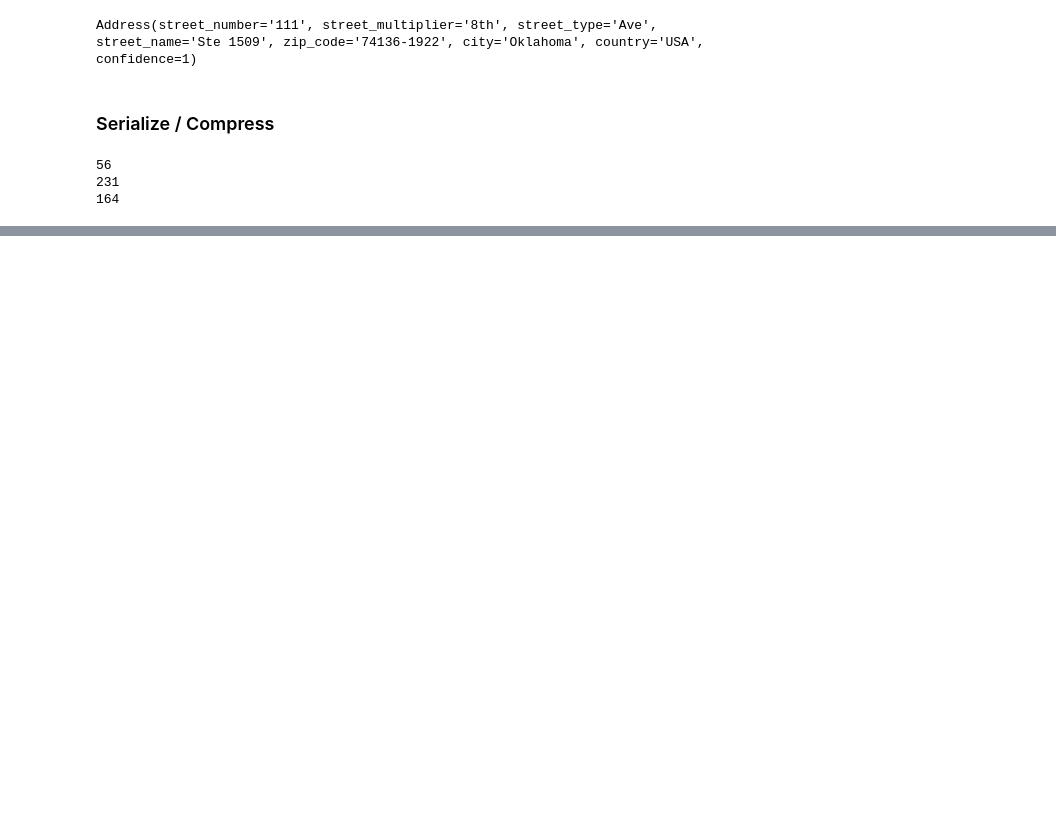
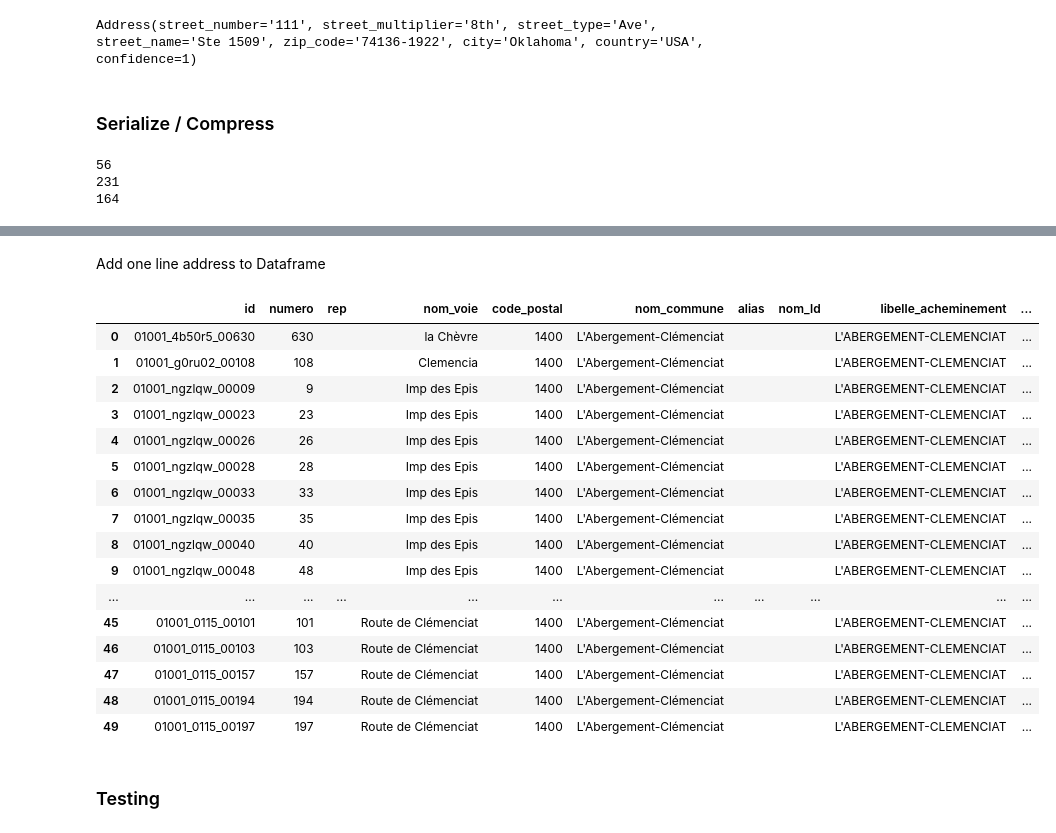
Before and after one commit to chaindatax/b4b, a Jupyter notebook: ficaba-test.ipynb, the cells around one changed output, grey strips where cells are left out. Cells and saved outputs as stored; diff of their text form; code cells hidden in the pictures; blank space fills up the shorter version.

Commit message:
feat(ficoba_addresses): test dataset gives good results

```diff
--- a/ficaba-test.ipynb
+++ b/ficaba-test.ipynb
@@ -552,0 +582,7 @@ pprint(sys.getsizeof(zlib.compress(add.json().encode())))
+# %%
+df_addresses.drop(
+    columns=['id_fantoir', 'code_insee', 'code_insee_ancienne_commune', 'nom_ancienne_commune', 'x', 'y', 'lon', 'lat',
+             'type_position', 'source_position', 'source_nom_voie', 'certification_commune', 'cad_parcelles'],
+    inplace=True)
+# %%
+df_addresses.replace(np.nan, '', regex=True, inplace=True)
@@ -552,0 +605,13 @@ pprint(sys.getsizeof(zlib.compress(add.json().encode())))
+# %%
+def full_address_generator(row: pd.Series) -> str:
+    """
+    Generates a one line address based on all the available fields from BAN
+    :param row: pd.Series of one address from BAN
+    :return:
+    """
+    if row['nom_ld'] != '':
+        row['nom_ld'] = ', ' + row['nom_ld']
+    strings = [str(row['numero']), str(row['rep']), str(row['nom_voie']), str(row['nom_ld']), str(row['code_postal']),
+               str(row['nom_commune'])]
+    return ' '.join(filter(None, strings))
+    # return f"{row['numero']}{('',' '+str(row['rep']))[row['rep'] == 'nan']}{' ' + row['nom_voie']}{('', ', '+str(row['nom_ld']))[row['nom_ld'] == 'nan']}{' '+str(row['code_postal'])}{' ' + row['nom_commune']}"
@@ -552,0 +636,26 @@ pprint(sys.getsizeof(zlib.compress(add.json().encode())))
+# %% [markdown]
+Add one line address to Dataframe
+# %%
+df_addresses['full_add'] = df_addresses.apply(lambda _row: full_address_generator(_row), axis=1)
+# %%
+df_addresses.head(50)
+# %% [output]
+|  | id | numero | rep | nom_voie | code_postal | nom_commune | alias | nom_ld | libelle_acheminement | ... |
+| 0 | 01001_4b50r5_00630 | 630 |  | la Chèvre | 1400 | L'Abergement-Clémenciat |  |  | L'ABERGEMENT-CLEMENCIAT | ... |
+| 1 | 01001_g0ru02_00108 | 108 |  | Clemencia | 1400 | L'Abergement-Clémenciat |  |  | L'ABERGEMENT-CLEMENCIAT | ... |
+| 2 | 01001_ngzlqw_00009 | 9 |  | Imp des Epis | 1400 | L'Abergement-Clémenciat |  |  | L'ABERGEMENT-CLEMENCIAT | ... |
+| 3 | 01001_ngzlqw_00023 | 23 |  | Imp des Epis | 1400 | L'Abergement-Clémenciat |  |  | L'ABERGEMENT-CLEMENCIAT | ... |
+| 4 | 01001_ngzlqw_00026 | 26 |  | Imp des Epis | 1400 | L'Abergement-Clémenciat |  |  | L'ABERGEMENT-CLEMENCIAT | ... |
+| 5 | 01001_ngzlqw_00028 | 28 |  | Imp des Epis | 1400 | L'Abergement-Clémenciat |  |  | L'ABERGEMENT-CLEMENCIAT | ... |
+| 6 | 01001_ngzlqw_00033 | 33 |  | Imp des Epis | 1400 | L'Abergement-Clémenciat |  |  | L'ABERGEMENT-CLEMENCIAT | ... |
+| 7 | 01001_ngzlqw_00035 | 35 |  | Imp des Epis | 1400 | L'Abergement-Clémenciat |  |  | L'ABERGEMENT-CLEMENCIAT | ... |
+| 8 | 01001_ngzlqw_00040 | 40 |  | Imp des Epis | 1400 | L'Abergement-Clémenciat |  |  | L'ABERGEMENT-CLEMENCIAT | ... |
+| 9 | 01001_ngzlqw_00048 | 48 |  | Imp des Epis | 1400 | L'Abergement-Clémenciat |  |  | L'ABERGEMENT-CLEMENCIAT | ... |
+| ... | ... | ... | ... | ... | ... | ... | ... | ... | ... | ... |
+| 45 | 01001_0115_00101 | 101 |  | Route de Clémenciat | 1400 | L'Abergement-Clémenciat |  |  | L'ABERGEMENT-CLEMENCIAT | ... |
+| 46 | 01001_0115_00103 | 103 |  | Route de Clémenciat | 1400 | L'Abergement-Clémenciat |  |  | L'ABERGEMENT-CLEMENCIAT | ... |
+| 47 | 01001_0115_00157 | 157 |  | Route de Clémenciat | 1400 | L'Abergement-Clémenciat |  |  | L'ABERGEMENT-CLEMENCIAT | ... |
+| 48 | 01001_0115_00194 | 194 |  | Route de Clémenciat | 1400 | L'Abergement-Clémenciat |  |  | L'ABERGEMENT-CLEMENCIAT | ... |
+| 49 | 01001_0115_00197 | 197 |  | Route de Clémenciat | 1400 | L'Abergement-Clémenciat |  |  | L'ABERGEMENT-CLEMENCIAT | ... |
+# %% [markdown]
+### Testing
```
Also changed, not shown: parts of 27 cells of this notebook, 2 other files.
